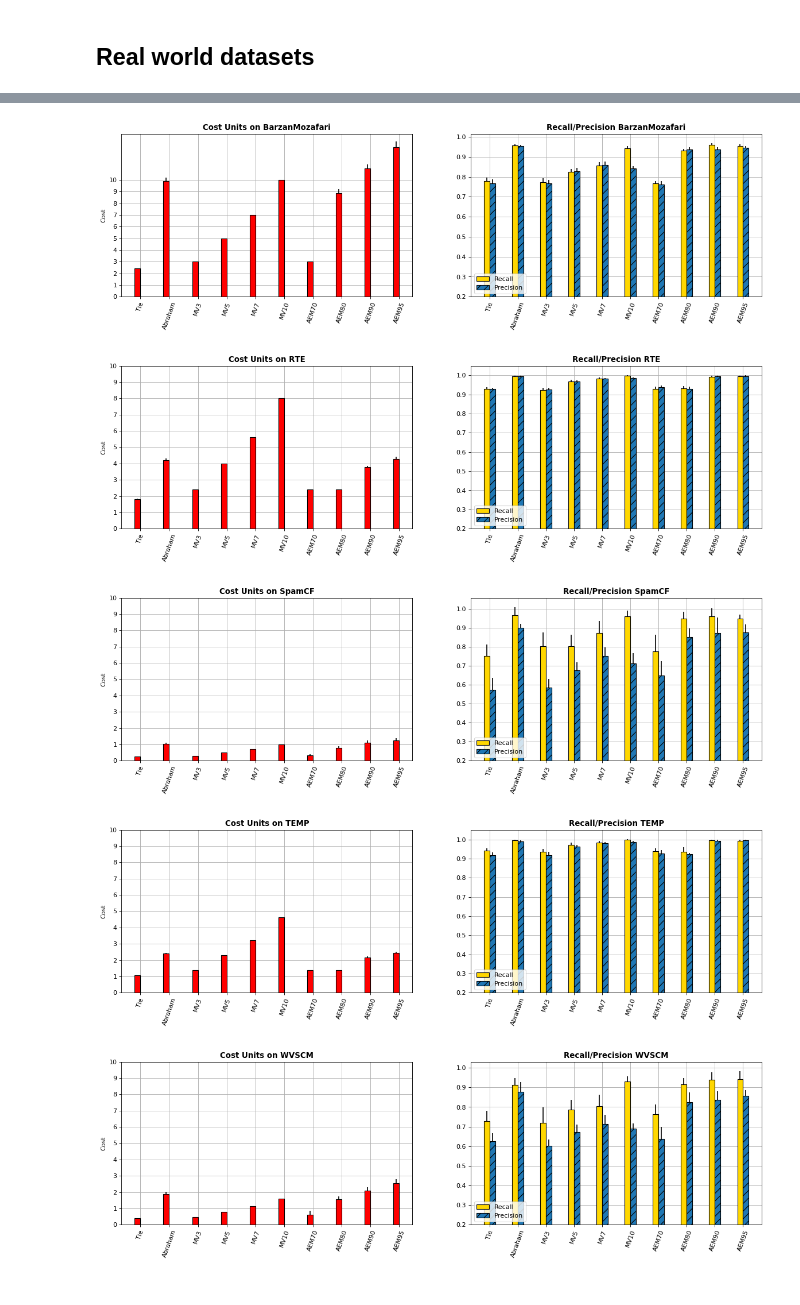
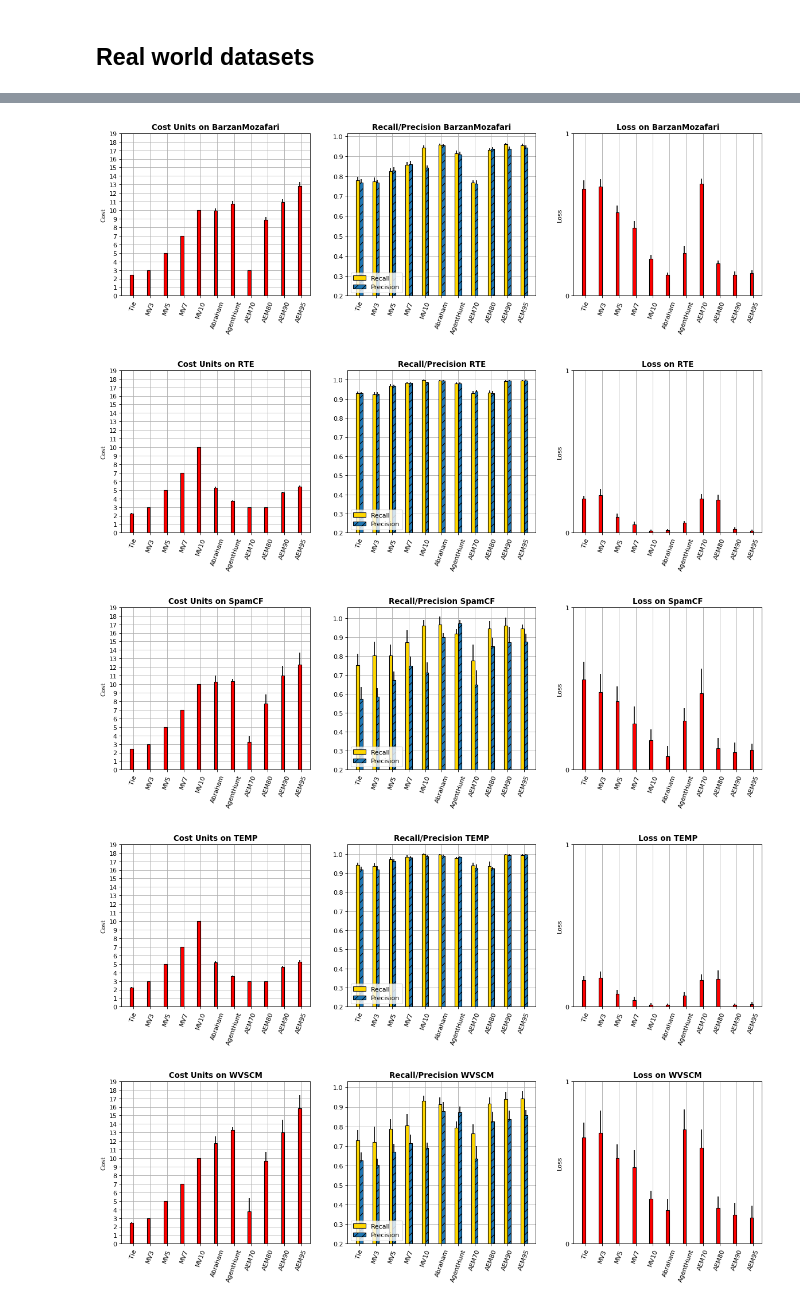
Before and after one commit to pmaglione/classification_model, a Jupyter notebook: charts.ipynb, the cells around one changed output, grey strips where cells are left out. Drawn from its saved outputs; the diff is of its cells as text; code cells hidden in the pictures.

```diff
--- a/charts.ipynb
+++ b/charts.ipynb
@@ -6,7 +6,7 @@ import matplotlib.pyplot as plt
 import numpy as np
 import random
 # %%
-def get_approaches_results(datasets, column_mean, column_std, group_by_th = False):
+def get_approaches_results(datasets, column_mean, column_std, group_by_th = False, items_num = 1000):
     mean = []
     std = []
     #initial
@@ -16,10 +16,10 @@ def get_approaches_results(datasets, column_mean, column_std, group_by_th = Fals
             for data in datasets:
                 data = data[data["threshold"]==th]
                 if(column_mean == 'cost'):
-                    vals = data[column_mean]/data['cost_ratio'][0]/1000
+                    vals = data[column_mean]/data['cost_ratio'][0]/items_num
                     for v in vals:
                         mean.append(v)
-                    vals_std = data[column_std]/data['cost_ratio'][0]/1000
+                    vals_std = data[column_std]/data['cost_ratio'][0]/items_num
                     for s in vals_std:
                         std.append(s)
                 else:
@@ -32,10 +32,10 @@ def get_approaches_results(datasets, column_mean, column_std, group_by_th = Fals
     else:
         for data in datasets:
             if(column_mean == 'cost'):
-                vals = data[column_mean]/data['cost_ratio']/1000
+                vals = data[column_mean]/data['cost_ratio']/items_num
                 for v in vals:
                     mean.append(v)
-                vals_std = data[column_std]/data['cost_ratio']/1000
+                vals_std = data[column_std]/data['cost_ratio']/items_num
                 for s in vals_std:
                     std.append(s)
             else:
@@ -460,9 +465,11 @@ plt.show()
 # %%
 from IPython.core import display as ICD
+import helpers.algorithms_utils as alg_utils
 
 data_mv = pd.read_csv('./results/real_world/all_mv.csv')
 data_tie = pd.read_csv('./results/real_world/all_break_tie.csv')
 data_abraham = pd.read_csv('./results/real_world/all_abraham.csv')
+data_agenthunt = pd.read_csv('./results/agenthunt/real_world_results.csv')
 adaptive = pd.read_csv('./results/real_world/all_adaptive.csv')
 
 
@@ -473,58 +480,73 @@ datasets = ['BarzanMozafari', 'RTE', 'SpamCF', 'TEMP', 'WVSCM']
 
 for dataset in datasets:
 
+    ground_truth, workers_accuracy = alg_utils.get_real_dataset_data(dataset)
+    items_num = len(ground_truth)
+
     mv = data_mv[data_mv['dataset']==dataset]
     tie = data_tie[data_tie['dataset']==dataset]
     abraham = data_abraham[data_abraham['dataset']==dataset]
+    agenthunt = data_agenthunt[data_agenthunt['dataset']==dataset]
     adaptive_mv = adaptive[adaptive['decision_fn']=='decision_function_mv'][adaptive['cost_ratio']==cr][adaptive['dataset']==dataset]
     adaptive_bayes = adaptive[adaptive['class_fn']=='majority_voting'][adaptive['decision_fn']=='decision_function_bayes'][adaptive['cost_ratio']==cr][adaptive['dataset']==dataset]
 
-    datasets_print = [tie, abraham, mv, adaptive_mv, adaptive_bayes]
+    datasets_print = [tie, mv, abraham, agenthunt, adaptive_mv, adaptive_bayes]
 
-    items = 10
+    items = 11
     ind = np.arange(items)
     width = .2
     xticks_ind = ind + width / 2
     xticks_rotation = 70
-    xticks_names = ('Tie', 'Abraham', 'MV3', 'MV5', 'MV7', 'MV10', 'AEM70', 'AEM80', 'AEM90', 'AEM95')
+    xticks_names = ('Tie', 'MV3', 'MV5', 'MV7', 'MV10', 'Abraham', 'AgentHunt', 'AEM70', 'AEM80', 'AEM90', 'AEM95')
 
 
     #Figure 1
     plt.figure(num=1, figsize=(18, 10), dpi=80, facecolor='w', edgecolor='k')
     plt.subplots_adjust(bottom = .1)
 
     #Balanced dataset
     #1)
-    plt.subplot(221)
-    cost_mean, cost_std = get_approaches_results(datasets_print, "cost", "cost_std")
+    plt.subplot(231)
+    cost_mean, cost_std = get_approaches_results(datasets_print, "cost", "cost_std", False, items_num)
     p1 = plt.bar(ind, cost_mean, width, yerr=cost_std, zorder=3, color='red', edgecolor='black')
     plt.ylabel('Cost')
     plt.title(f'Cost Units on {dataset}', fontweight="bold")
     plt.xticks(xticks_ind, xticks_names, rotation=xticks_rotation)
     plt.grid(zorder=0)
-    plt.yticks(np.arange(0,11,1))
+    plt.yticks(np.arange(0,20,1))
     plt.savefig("./charts/balanced_data_cost", bbox_inches = 'tight', pad_inches = 0)
     #plt.show()
 
     #2)
     #plt.figure(num=2, figsize=(18, 10), dpi=80, facecolor='w', edgecolor='k')
     #plt.subplots_adjust(bottom = .05)
-    plt.subplot(222)
+    plt.subplot(232)
     precision_mean, precision_std = get_approaches_results(datasets_print, "precision", "precision_std")
     recall_mean, recall_std = get_approaches_results(datasets_print, "recall", "recall_std")
     p1 = plt.bar(ind, recall_mean, width, yerr=recall_std, zorder=3, color='gold', edgecolor='black')
     p2 = plt.bar(ind+width, precision_mean, width, yerr=precision_std, zorder=3, edgecolor='black', hatch="//")
     plt.legend((p1[0], p2[1]), ('Recall', 'Precision'), loc=3)
     plt.title(f'Recall/Precision {dataset}', fontweight="bold")
     plt.xticks(xticks_ind, xticks_names, rotation=xticks_rotation)
     plt.grid(zorder=0)
     plt.yticks(np.arange(0,1.01,.1))
     plt.gca().set_ylim(bottom=0.2)
     plt.savefig("./charts/balanced_data_quality", bbox_inches = 'tight', pad_inches = 0)
+
+    #3)
+    plt.subplot(233)
+    loss_mean, loss_std = get_approaches_results(datasets_print, "loss", "loss_std", False, items_num)
+    p1 = plt.bar(ind, loss_mean, width, yerr=loss_std, zorder=3, color='red', edgecolor='black')
+    plt.ylabel('Loss')
+    plt.title(f'Loss on {dataset}', fontweight="bold")
+    plt.xticks(xticks_ind, xticks_names, rotation=xticks_rotation)
+    plt.grid(zorder=0)
+    plt.yticks(np.arange(0,2,1))
+    #plt.savefig("./charts/balanced_data_cost", bbox_inches = 'tight', pad_inches = 0)
     plt.show()
 # %% [output]
-[figure, old version]
+[figure, new version]
-[figure, old version]
+[figure, new version]
-[figure, old version]
+[figure, new version]
-[figure, old version]
+[figure, new version]
-[figure, old version]
+[figure, new version]
```
Also changed, not shown: parts of 4 cells of this notebook, 11 other files.
